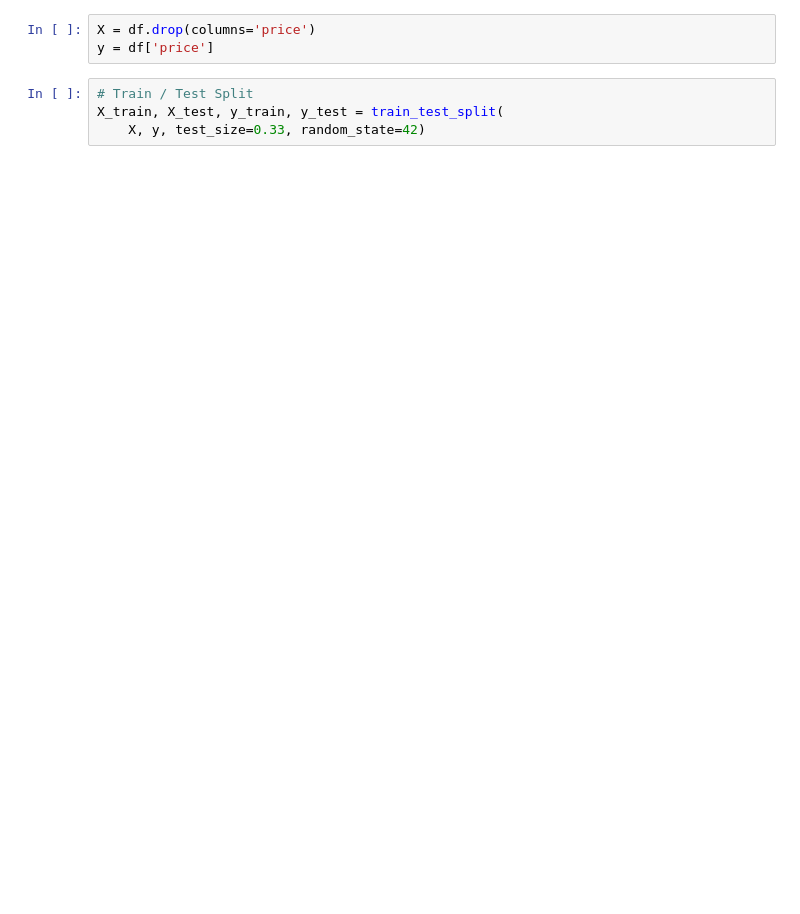
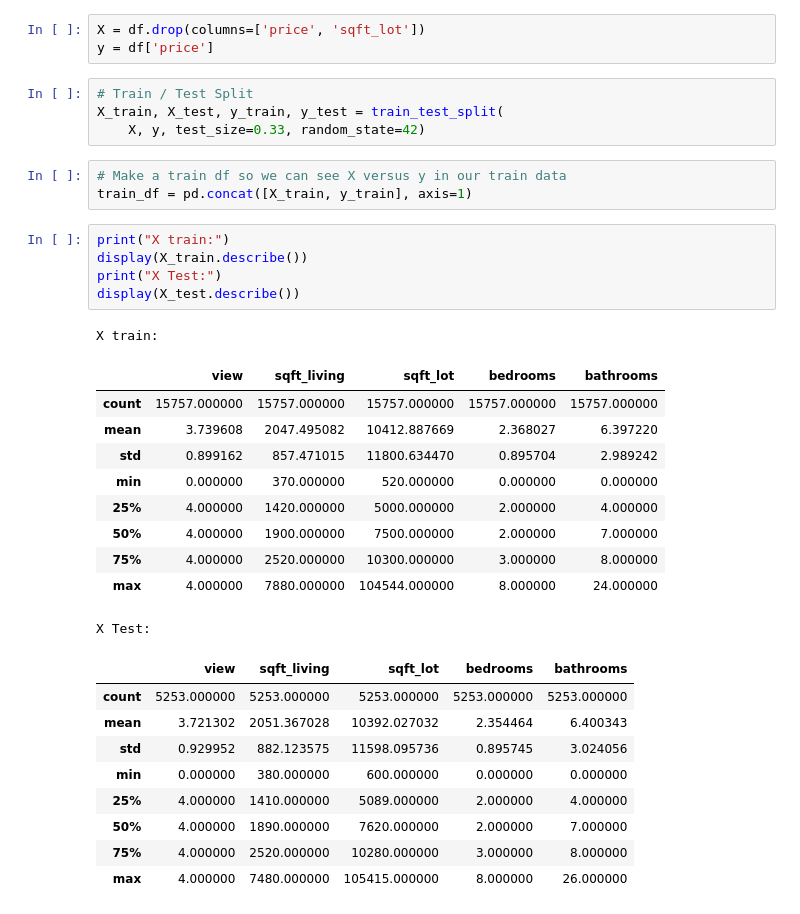
Before and after one commit to Jyve00/King-County-Housing-, a Jupyter notebook: notebooks/Tony/DataModeling.ipynb, the cells around one changed output. Saved outputs shown, nothing was run; the diff lists cells and outputs as text; blank space fills up the shorter version.

```diff
--- a/notebooks/Tony/DataModeling.ipynb
+++ b/notebooks/Tony/DataModeling.ipynb
@@ -32,9 +49,38 @@ df.head()
 # %% [markdown]
 ### Begin to split into train and test
 # %%
-X = df.drop(columns='price')
+X = df.drop(columns=['price', 'sqft_lot'])
 y = df['price']
 # %%
 # Train / Test Split
 X_train, X_test, y_train, y_test = train_test_split(
     X, y, test_size=0.33, random_state=42)
+# %%
+# Make a train df so we can see X versus y in our train data
+train_df = pd.concat([X_train, y_train], axis=1)
+# %%
+print("X train:")
+display(X_train.describe())
+print("X Test:")
+display(X_test.describe())
+# %% [output]
+X train:
+|  | view | sqft_living | sqft_lot | bedrooms | bathrooms |
+| count | 15757.000000 | 15757.000000 | 15757.000000 | 15757.000000 | 15757.000000 |
+| mean | 3.739608 | 2047.495082 | 10412.887669 | 2.368027 | 6.397220 |
+| std | 0.899162 | 857.471015 | 11800.634470 | 0.895704 | 2.989242 |
+| min | 0.000000 | 370.000000 | 520.000000 | 0.000000 | 0.000000 |
+| 25% | 4.000000 | 1420.000000 | 5000.000000 | 2.000000 | 4.000000 |
+| 50% | 4.000000 | 1900.000000 | 7500.000000 | 2.000000 | 7.000000 |
+| 75% | 4.000000 | 2520.000000 | 10300.000000 | 3.000000 | 8.000000 |
+| max | 4.000000 | 7880.000000 | 104544.000000 | 8.000000 | 24.000000 |
+X Test:
+|  | view | sqft_living | sqft_lot | bedrooms | bathrooms |
+| count | 5253.000000 | 5253.000000 | 5253.000000 | 5253.000000 | 5253.000000 |
+| mean | 3.721302 | 2051.367028 | 10392.027032 | 2.354464 | 6.400343 |
+| std | 0.929952 | 882.123575 | 11598.095736 | 0.895745 | 3.024056 |
+| min | 0.000000 | 380.000000 | 600.000000 | 0.000000 | 0.000000 |
+| 25% | 4.000000 | 1410.000000 | 5089.000000 | 2.000000 | 4.000000 |
+| 50% | 4.000000 | 1890.000000 | 7620.000000 | 2.000000 | 7.000000 |
+| 75% | 4.000000 | 2520.000000 | 10280.000000 | 3.000000 | 8.000000 |
+| max | 4.000000 | 7480.000000 | 105415.000000 | 8.000000 | 26.000000 |
```
Also changed, not shown: parts of 7 cells of this notebook, 2 other files.
